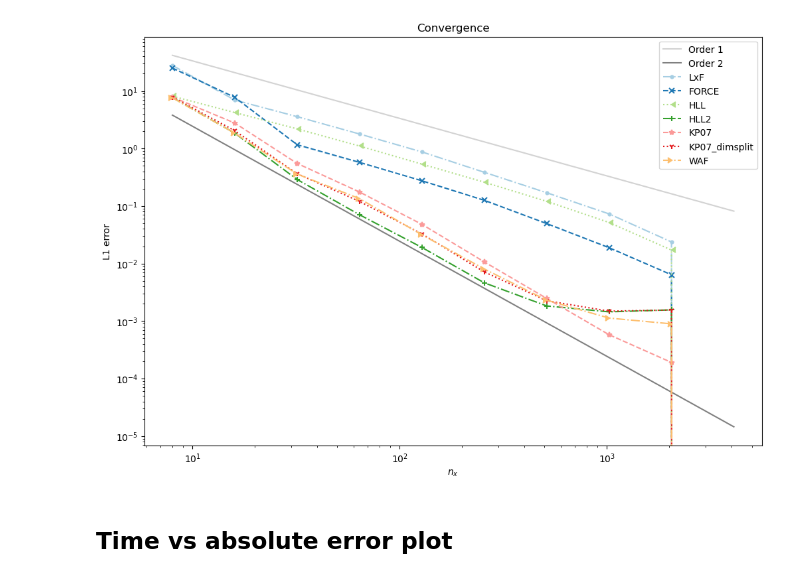
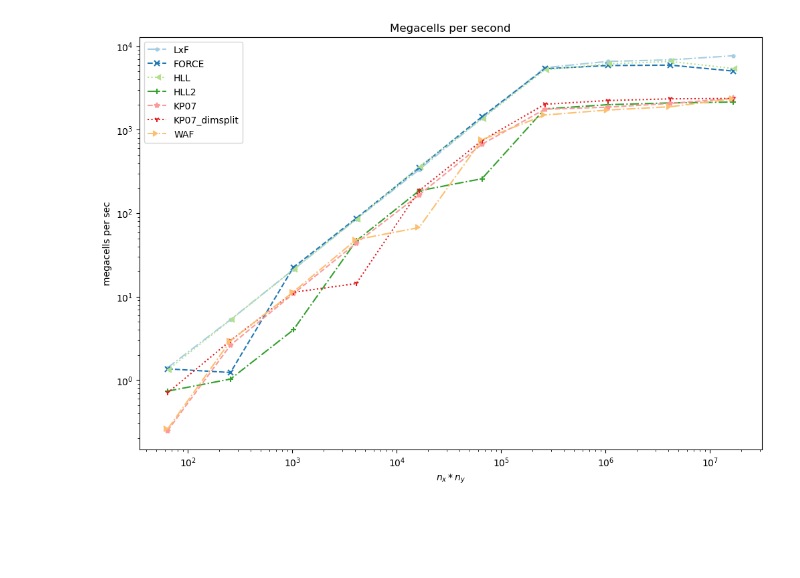
Before and after one commit to aadi-bh/FiniteVolumeGPU, a Jupyter notebook: plotter_simulator.ipynb, the cells around one changed output. Drawn from its saved outputs; the diff is of its cells as text; code cells hidden in the pictures; blank space fills up the shorter version.

```diff
--- a/plotter_simulator.ipynb
+++ b/plotter_simulator.ipynb
@@ -175,0 +65,10 @@ miscPlotting.save_figure(fig, "megacells per second")
+# %%
+for simulator in simulators:
+    commands = 'python calculator_simulator.py'.split(' ')
+    commands += ['space']
+    commands += [ic]
+    commands += [simulator.__name__]
+    commands += ['--ref', f'{ref_file(simulator)}']
+    commands += ['--sizes']
+    commands += [f'{nx}_{ny}' for nx,ny in domain_sizes]
+    subprocess.run(commands).check_returncode()
@@ -192,14 +101,0 @@ miscPlotting.save_figure(fig, "number_of_timesteps", ic)
-# %%
-import miscPlotting
-import importlib
-importlib.reload(miscPlotting)
-fig = plt.figure()
-
-miscPlotting.setBwStyles(fig.gca())
-for i, simulator in enumerate(simulators):
-    plt.semilogx(ds_x * ds_y, secs_per_timestep[i], label = simulator.__name__)
-    plt.xlabel("$n_x \\times n_y$")
-    plt.ylabel("seconds")
-plt.legend()
-plt.title("Seconds per timestep")
-miscPlotting.save_figure(fig, "seconds_per_timestep", ic)
@@ -225,24 +167,16 @@ miscPlotting.save_figure(fig, "longtime_spent", ic)
 # %%
-dxs = np.sqrt(ds_x * ds_y)
-
 import miscPlotting
 import importlib
 importlib.reload(miscPlotting)
 fig = plt.figure()
-scaling = np.max(sim_errors[:,0]) * 1.5 * dxs[0]
-plt.plot(dxs, scaling / np.array(dxs), '-', c='lightgray', label='Order 1')
-scaling = np.min(sim_errors[:,0]) * 0.5 * dxs[0] ** 2
-plt.plot(dxs, scaling / np.power(dxs, 2), '-', c='gray', label='Order 2')
 
 miscPlotting.setBwStyles(fig.gca())
 for i, simulator in enumerate(simulators):
-    plt.loglog(dxs, sim_errors[i,:], label = simulator.__name__)
-    plt.xlabel("$n_x$")
-    plt.ylabel("L1 error")
+    plt.loglog(ds_x[i] * ds_y[i], megacells_per_sec[i], label = simulator.__name__)
+    plt.xlabel("$n_x * n_y$")
+    plt.ylabel("megacells per sec")
 plt.legend()
-plt.title("Convergence")
-miscPlotting.save_figure(fig, "convergence_rate_all", ic)
+plt.title("Megacells per second")
+miscPlotting.save_figure(fig, "megacells per second", ic)
 # %% [output]
-[figure, old version]
+[figure, new version]
-# %% [markdown]
-## Time vs absolute error plot
```
Also changed, not shown: parts of 33 cells of this notebook, 3 other files.
